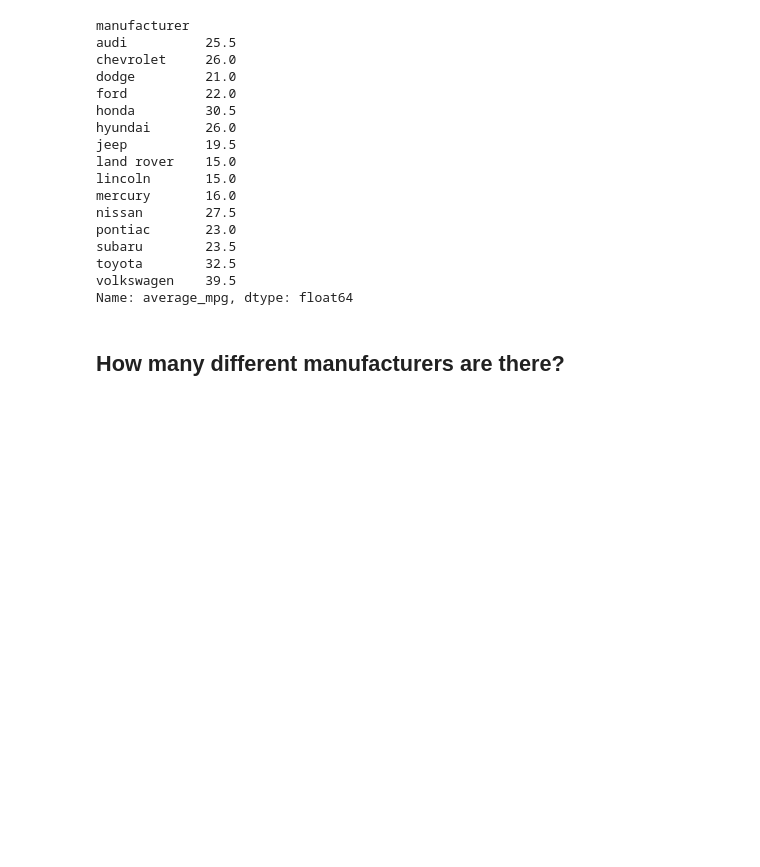
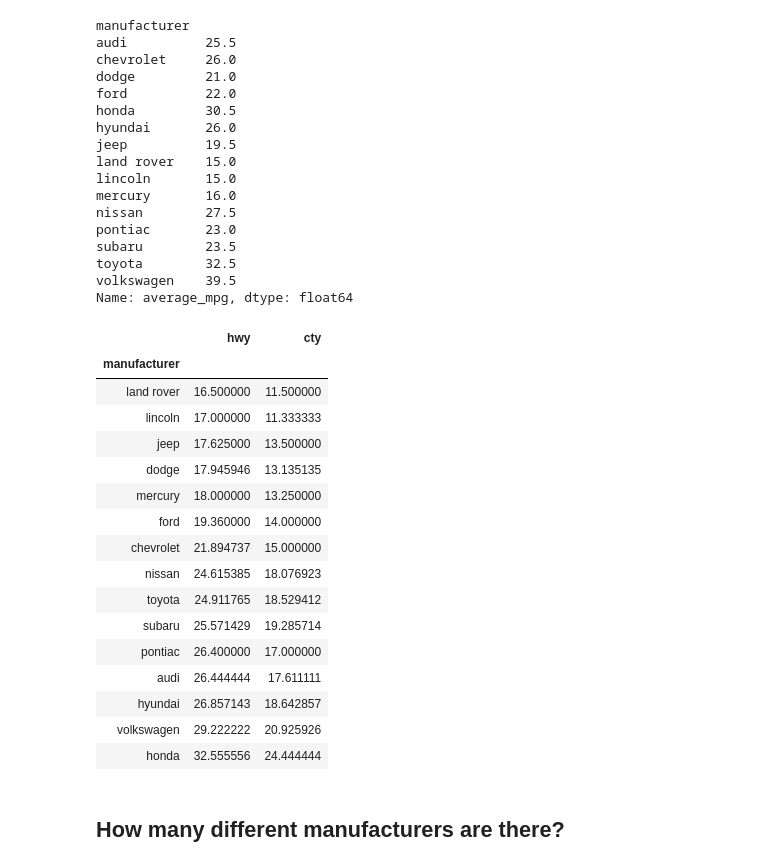
Before and after one commit to chasethompson/python-exercises, a Jupyter notebook: 4.8.4.4_advanced_dataframes.ipynb, the cells around one changed output. Cells and saved outputs as stored; diff of their text form; code cells hidden in the pictures; blank space fills up the shorter version.

```diff
--- a/4.8.4.4_advanced_dataframes.ipynb
+++ b/4.8.4.4_advanced_dataframes.ipynb
@@ -102,6 +102,26 @@ subaru        23.5
 toyota        32.5
 volkswagen    39.5
 Name: average_mpg, dtype: float64
+# %%
+mpg.groupby('manufacturer')['hwy', 'cty'].mean().sort_values(by='hwy')
+# %% [output]
+|  | hwy | cty |
+| manufacturer |  |  |
+| land rover | 16.500000 | 11.500000 |
+| lincoln | 17.000000 | 11.333333 |
+| jeep | 17.625000 | 13.500000 |
+| dodge | 17.945946 | 13.135135 |
+| mercury | 18.000000 | 13.250000 |
+| ford | 19.360000 | 14.000000 |
+| chevrolet | 21.894737 | 15.000000 |
+| nissan | 24.615385 | 18.076923 |
+| toyota | 24.911765 | 18.529412 |
+| subaru | 25.571429 | 19.285714 |
+| pontiac | 26.400000 | 17.000000 |
+| audi | 26.444444 | 17.611111 |
+| hyundai | 26.857143 | 18.642857 |
+| volkswagen | 29.222222 | 20.925926 |
+| honda | 32.555556 | 24.444444 |
 # %% [markdown]
 ## How many different manufacturers are there?
 # %%
```
Also changed, not shown: parts of 9 cells of this notebook.
